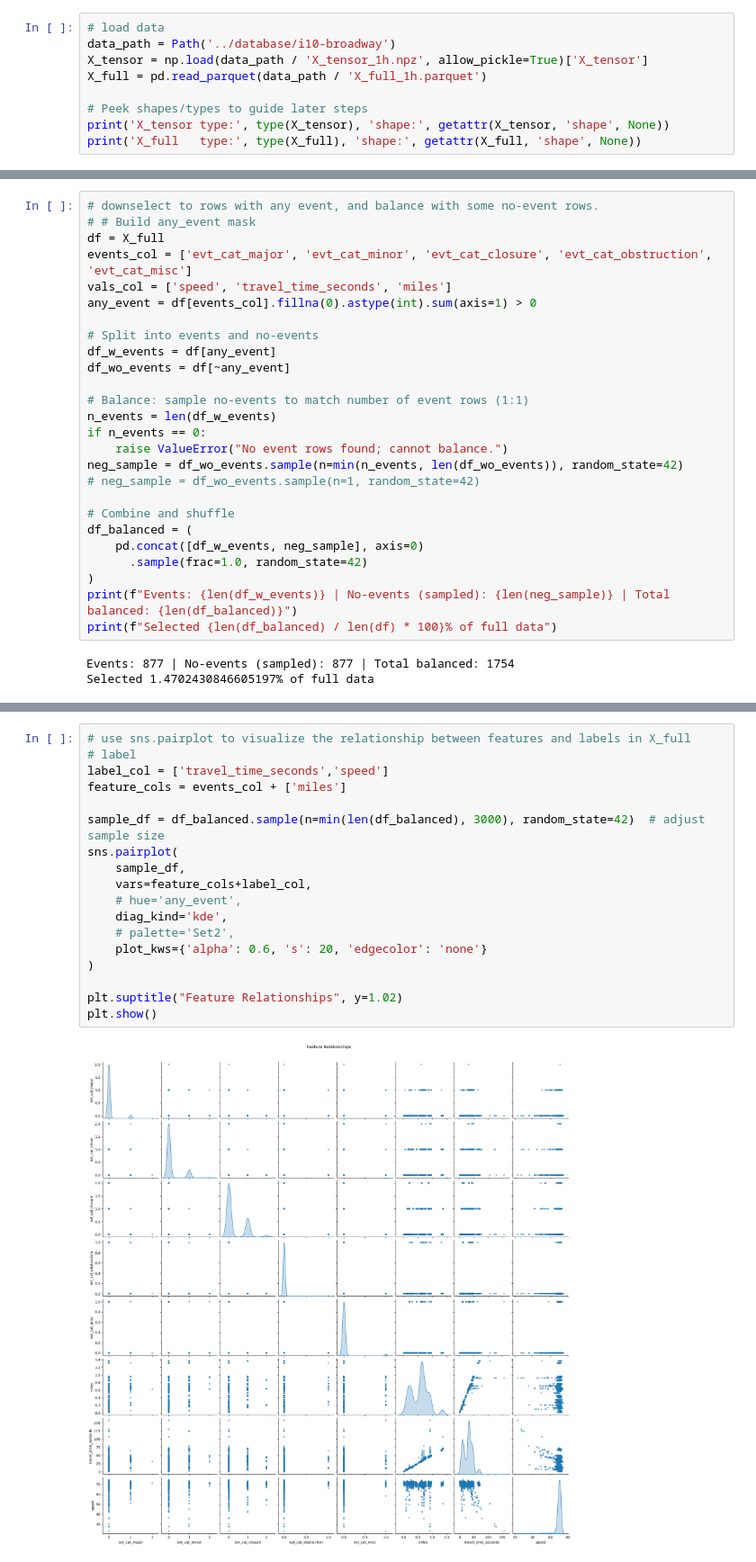
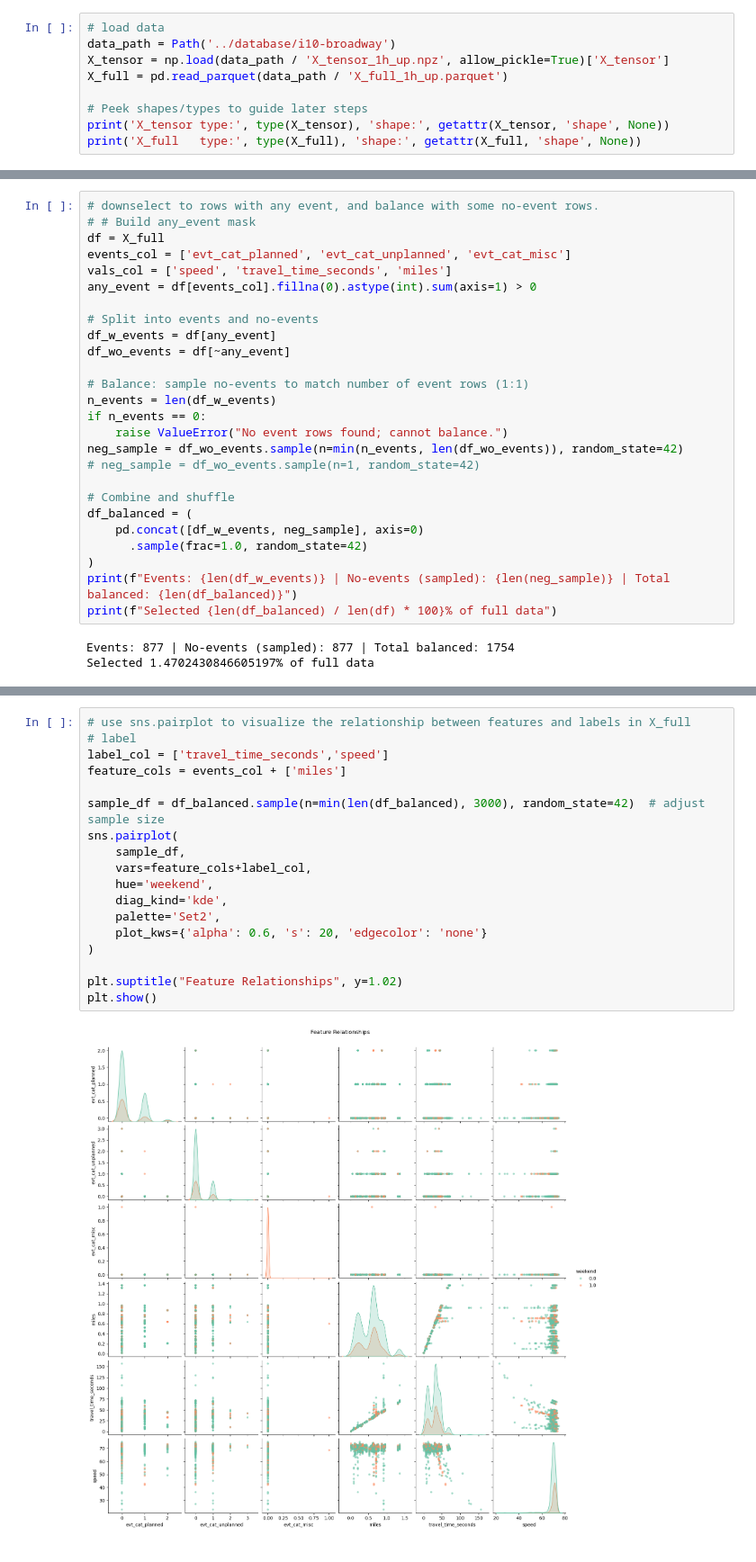
Before and after one commit to kdona/fall-2025-traffic-prediction, a Jupyter notebook: notebooks/i10_train.ipynb, the cells around one changed output, grey strips where cells are left out. Shown at 90% size. Saved outputs shown, nothing was run; the diff lists cells and outputs as text.

```diff
--- a/notebooks/i10_train.ipynb
+++ b/notebooks/i10_train.ipynb
@@ -13,8 +13,8 @@ import matplotlib.dates as mdates
 # %%
 # load data
 data_path = Path('../database/i10-broadway')
-X_tensor = np.load(data_path / 'X_tensor_1h.npz', allow_pickle=True)['X_tensor']
-X_full = pd.read_parquet(data_path / 'X_full_1h.parquet')
+X_tensor = np.load(data_path / 'X_tensor_1h_up.npz', allow_pickle=True)['X_tensor']
+X_full = pd.read_parquet(data_path / 'X_full_1h_up.parquet')
 
 # Peek shapes/types to guide later steps
 print('X_tensor type:', type(X_tensor), 'shape:', getattr(X_tensor, 'shape', None))
@@ -36,7 +36,7 @@ X_full.head()
 # downselect to rows with any event, and balance with some no-event rows.
 # # Build any_event mask
 df = X_full
-events_col = ['evt_cat_major', 'evt_cat_minor', 'evt_cat_closure', 'evt_cat_obstruction', 'evt_cat_misc']
+events_col = ['evt_cat_planned', 'evt_cat_unplanned', 'evt_cat_misc']
 vals_col = ['speed', 'travel_time_seconds', 'miles']
 any_event = df[events_col].fillna(0).astype(int).sum(axis=1) > 0
 
@@ -99,23 +97,23 @@ for col in events_col:
 # %%
 # use sns.pairplot to visualize the relationship between features and labels in X_full
 # label
 label_col = ['travel_time_seconds','speed']
 feature_cols = events_col + ['miles']
 
 sample_df = df_balanced.sample(n=min(len(df_balanced), 3000), random_state=42)  # adjust sample size
 sns.pairplot(
     sample_df,
     vars=feature_cols+label_col,
-    # hue='any_event',
+    hue='weekend',
     diag_kind='kde',
-    # palette='Set2',
+    palette='Set2',
     plot_kws={'alpha': 0.6, 's': 20, 'edgecolor': 'none'}
 )
 
 plt.suptitle("Feature Relationships", y=1.02)
 plt.show()
 # %% [output]
-[figure, old version]
+[figure, new version]
 # %%
 # "flatten data" into training data X and labels y, ignore the continuity in time and space. Treat data in each time bin and each TMC as independent samples.
 label_col = ['travel_time_seconds']
```
Also changed, not shown: parts of 8 cells of this notebook, 8 other files.
